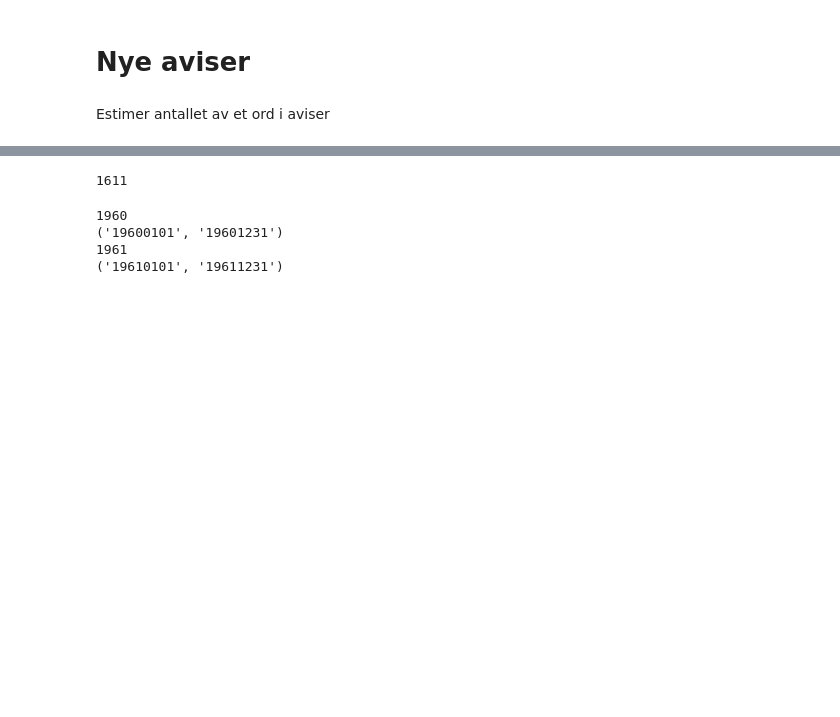
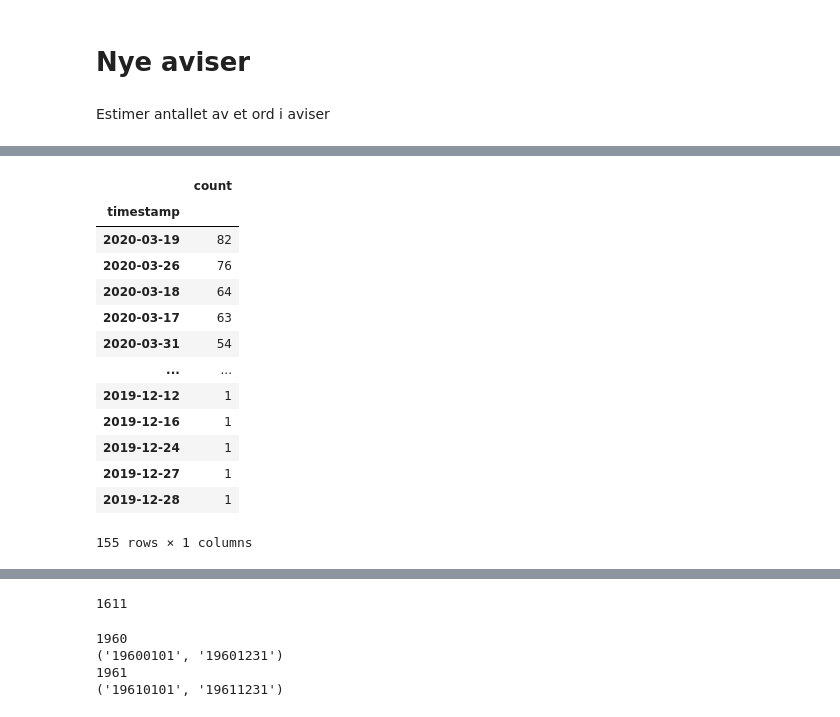
Before and after one commit to Yoonsen/Miscellaneous-Notebooks, a Jupyter notebook: Aviser_NB_API/aviser_bokhyllla_api_frequency.ipynb, the cells around one changed output, grey strips where cells are left out. Saved outputs shown, nothing was run; the diff lists cells and outputs as text; code cells hidden in the pictures; blank space fills up the shorter version.

```diff
--- a/Aviser_NB_API/aviser_bokhyllla_api_frequency.ipynb
+++ b/Aviser_NB_API/aviser_bokhyllla_api_frequency.ipynb
@@ -251,0 +249,19 @@ df.plot()
+# %%
+buckets = lambda x: get_df_level(x, period=(20191001, 20201231))
+# %%
+buckets(['corona'])
+# %% [output]
+|  | count |
+| timestamp |  |
+| 2020-03-19 | 82 |
+| 2020-03-26 | 76 |
+| 2020-03-18 | 64 |
+| 2020-03-17 | 63 |
+| 2020-03-31 | 54 |
+| ... | ... |
+| 2019-12-12 | 1 |
+| 2019-12-16 | 1 |
+| 2019-12-24 | 1 |
+| 2019-12-27 | 1 |
+| 2019-12-28 | 1 |
+155 rows × 1 columns
```
Also changed, not shown: parts of 13 cells of this notebook.
